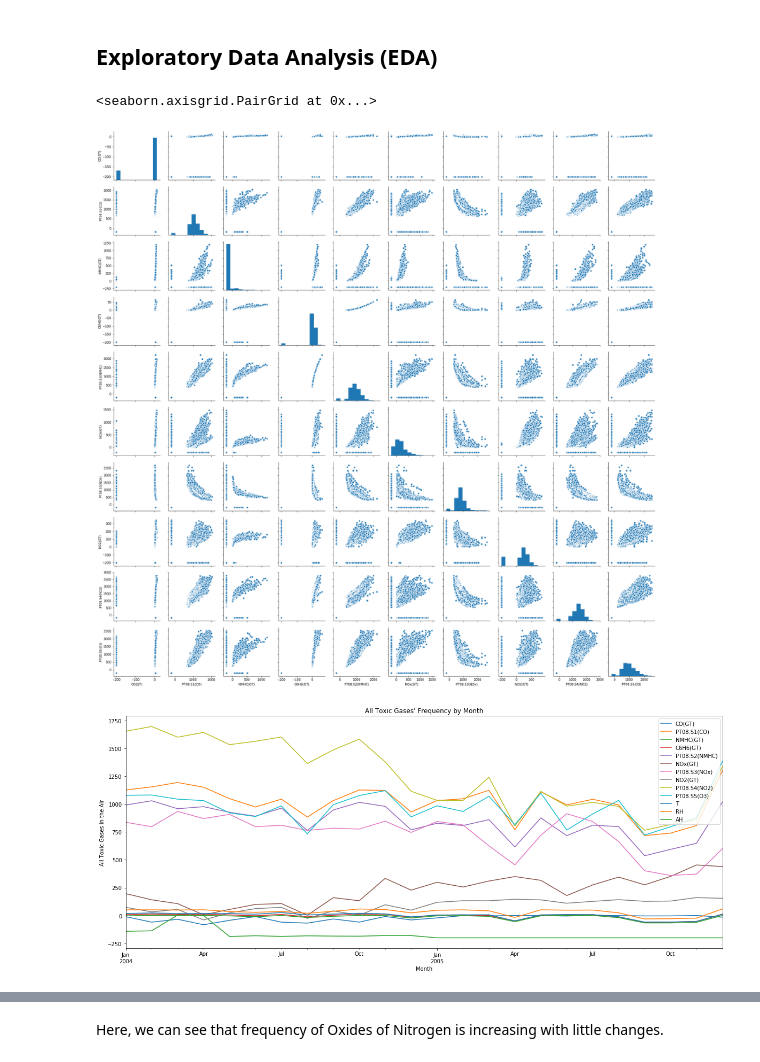
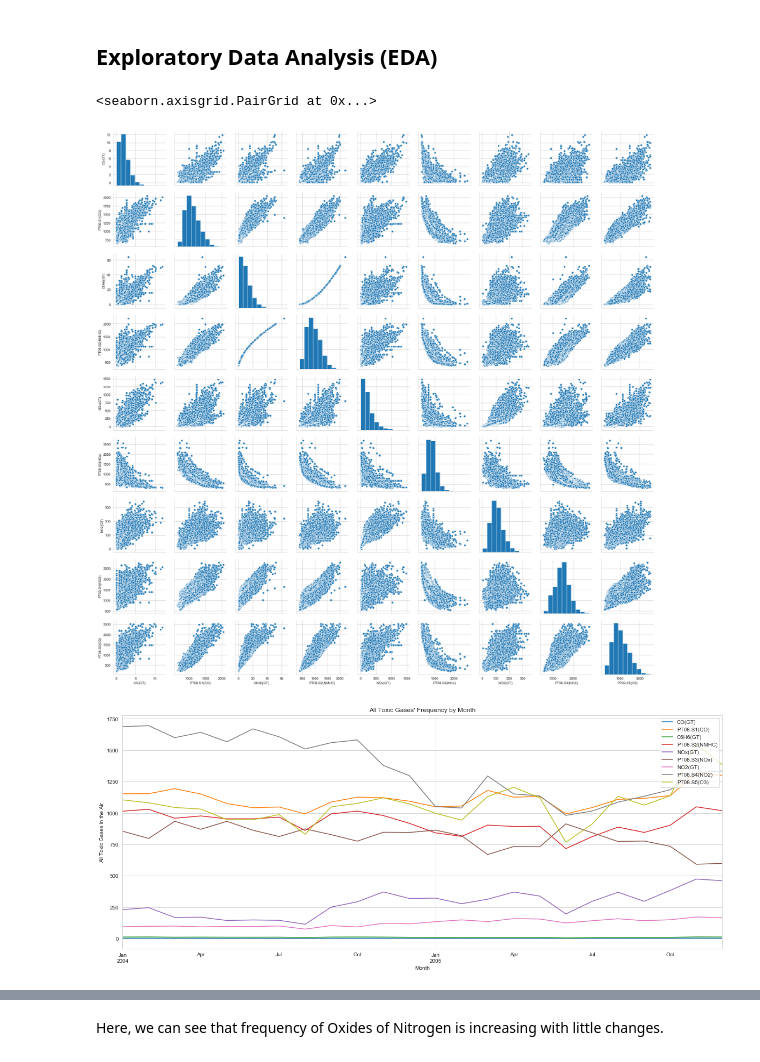
Before and after one commit to SonalSavaliya/Prediction-of-Nitrogen-Oxides-level-in-Air-Quality, a Jupyter notebook: Air Quality UCI Regression.ipynb, the cells around one changed output, grey strips where cells are left out. Saved outputs shown, nothing was run; the diff lists cells and outputs as text; code cells hidden in the pictures.

```diff
--- a/Air Quality UCI Regression.ipynb
+++ b/Air Quality UCI Regression.ipynb
@@ -85,0 +197,4 @@ dtype: int64
+# %%
+data.drop('NMHC(GT)', axis=1, inplace=True)
+# %%
+data.replace(to_replace= -200, value= np.NaN, inplace= True)
@@ -86,2 +209,2 @@ dtype: int64
 # %%
-data.dropna(inplace=True)
+data.fillna(method='ffill', inplace= True)
@@ -146,19 +261,21 @@ data.describe()
 # %% [markdown]
 ## Exploratory Data Analysis (EDA)
 # %%
+sns.set_style('whitegrid')
 eda_data = data.drop(['Time','RH','AH','T'], axis=1)
 sns.pairplot(eda_data)
 # %% [output]
 <seaborn.axisgrid.PairGrid at 0x...>
-[figure, old version]
+[figure, new version]
 # %%
-data.drop(['Time'], axis=1).resample('M').mean().plot(figsize = (20,8))
+
+data.drop(['Time','RH','AH','T'], axis=1).resample('M').mean().plot(figsize = (20,8))
 plt.legend(loc=1)
 plt.xlabel('Month')
 plt.ylabel('All Toxic Gases in the Air')
 plt.title("All Toxic Gases' Frequency by Month");
 # %% [output]
-[figure, old version]
+[figure, new version]
 # %% [markdown]
 In the above graph, you can see the frequency of all toxics that is usually in polluted air. The Brown line shows Nitrogen Oxides (NOx) and Yellow line shows NO2 which is part of NOx. It is a mixture of gases are composed of nitrogen and oxygen. Two of the most toxicologically significant compounds are nitric oxide (NO) and nitrogen dioxide (NO2). I chose **Nitrogen Oxides(NOx)** because these are one of the most dangerous forms of air pollution and are most relevant for air pollution. However, There are many others ways to measure air pollution, including PM10 (particulate matter around between 2.5 and 10 microns in diameter), carbon monoxide, sulfur dioxide, nitrogen dioxide, ozone (O3), etc.
 
```
Also changed, not shown: parts of 36 cells of this notebook.
